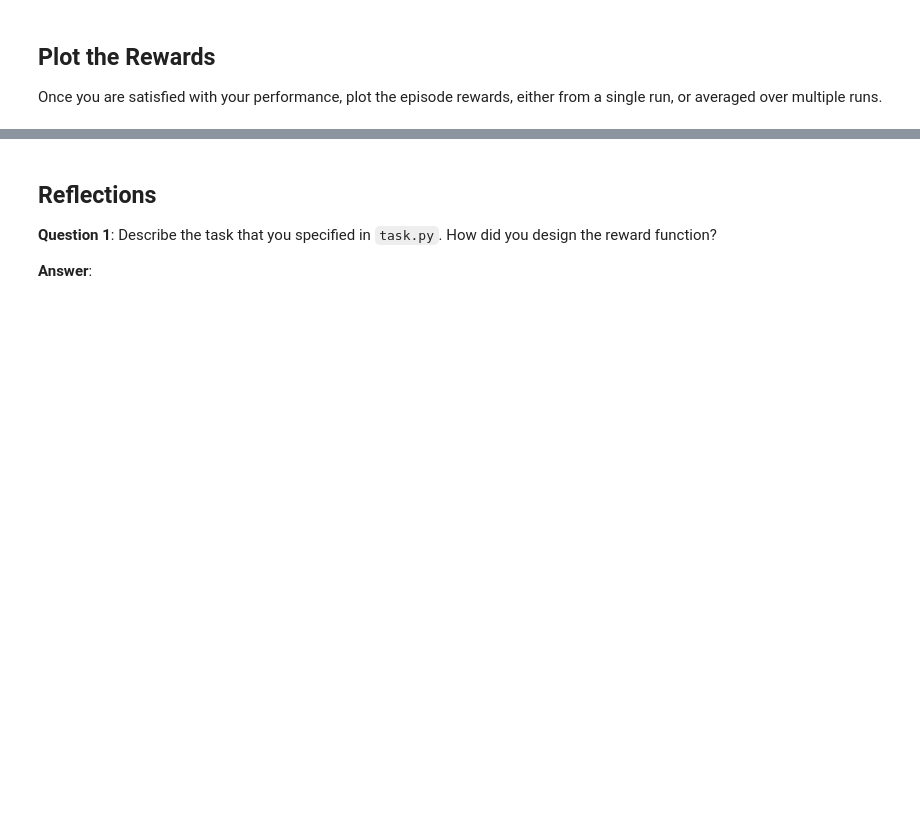
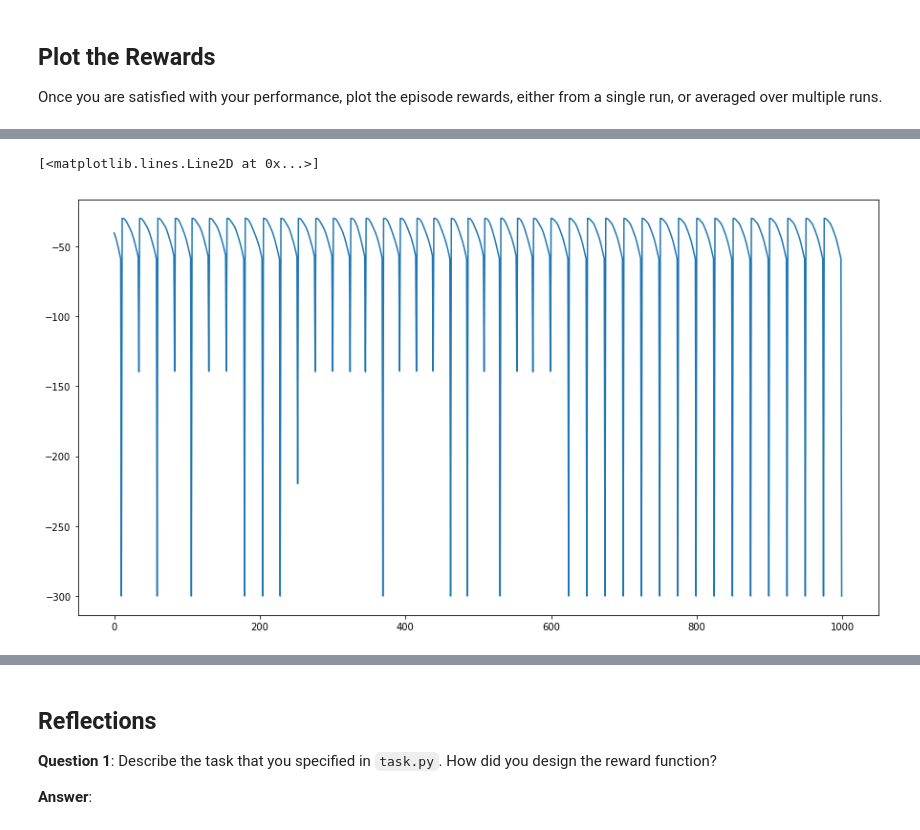
Before and after one commit to IvanBrasilico/RL-Quadcopter-2, a Jupyter notebook: Quadcopter_Project.ipynb, the cells around one changed output, grey strips where cells are left out. Drawn from its saved outputs; the diff is of its cells as text; code cells hidden in the pictures; blank space fills up the shorter version.

```diff
--- a/Quadcopter_Project.ipynb
+++ b/Quadcopter_Project.ipynb
@@ -318,0 +323,6 @@ plt.plot(all_rewards)
+# %%
+plt.figure(figsize=(15, 8))
+plt.plot(all_rewards[-1000:])
+# %% [output]
+[<matplotlib.lines.Line2D at 0x...>]
+[figure, added]
```
Also changed, not shown: parts of 41 cells of this notebook, 5 other files.
